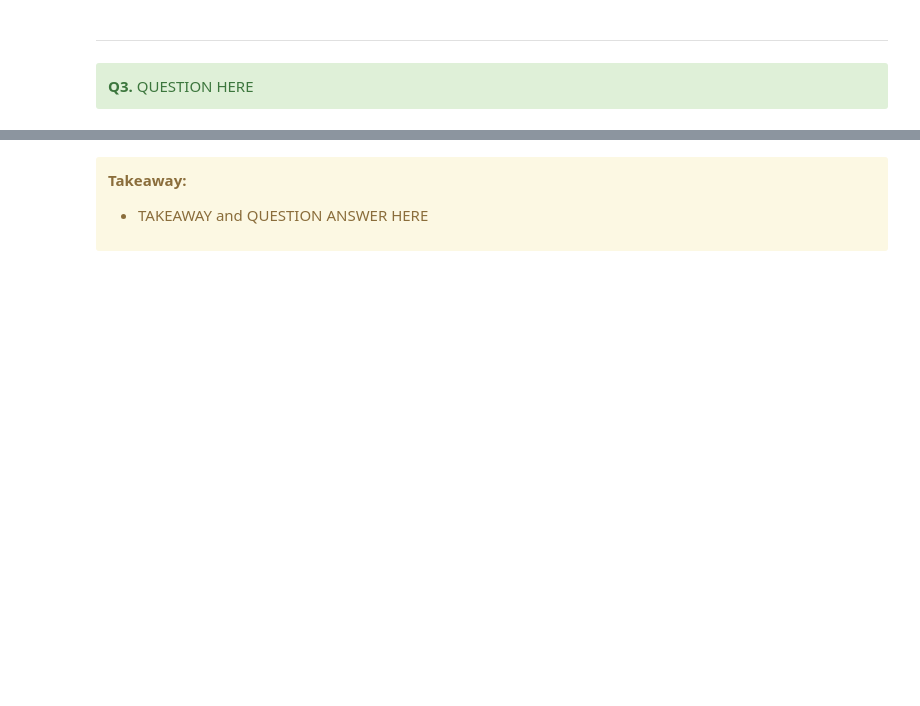
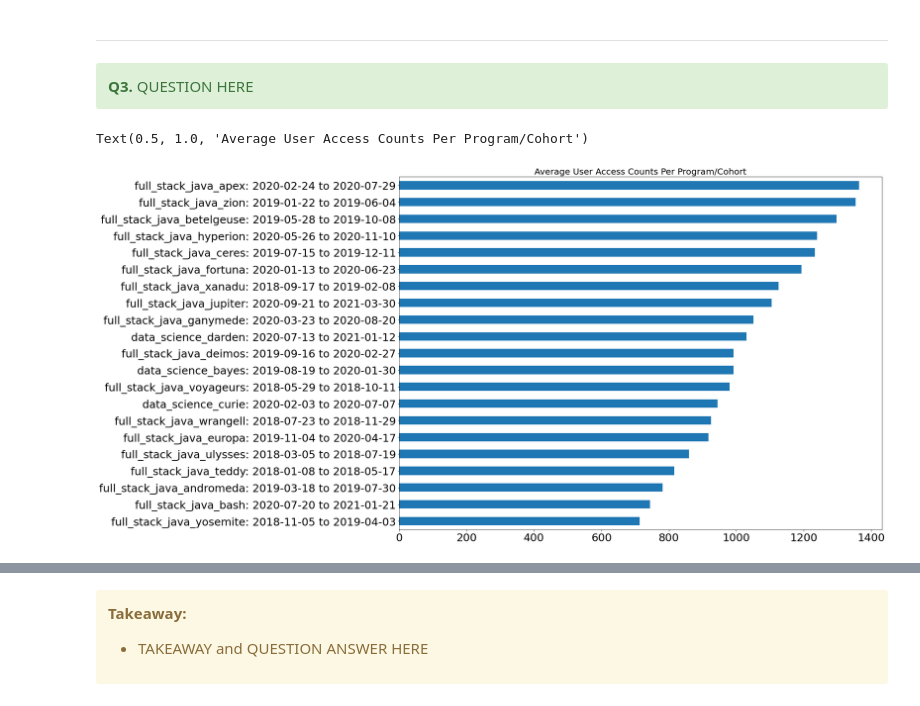
Before and after one commit to bowen-lindsey-shiben-turner/anamoly-detection, a Jupyter notebook: group_final_notebook.ipynb, the cells around one changed output, grey strips where cells are left out. Drawn from its saved outputs; the diff is of its cells as text; code cells hidden in the pictures; blank space fills up the shorter version.

```diff
--- a/group_final_notebook.ipynb
+++ b/group_final_notebook.ipynb
@@ -126,3 +134,13 @@ plt.figure(figsize=(35, 12), constrained_layout=True)
 ### explore code, visualization code here
 
 #(visualizations/dataframes below. Do not exceed 5. Include takeaway in MD after each visual/DF. Refer to master scaling parameters for font and chart size)
+# %%
+df = prepare.prepare_logs()
+df3 = explore.explore_question3(df)
+# %%
+plt.figure(figsize=(20,15))
+(df3.cohort_dates.value_counts()/df3.user_id.groupby(df3.cohort_dates).nunique()).sort_values(ascending=True).plot(kind='barh', fontsize=25)
+plt.title('Average User Access Counts Per Program/Cohort', fontsize=20)
+# %% [output]
+Text(0.5, 1.0, 'Average User Access Counts Per Program/Cohort')
+[figure, added]
```
Also changed, not shown: parts of 13 cells of this notebook, 2 other files.
